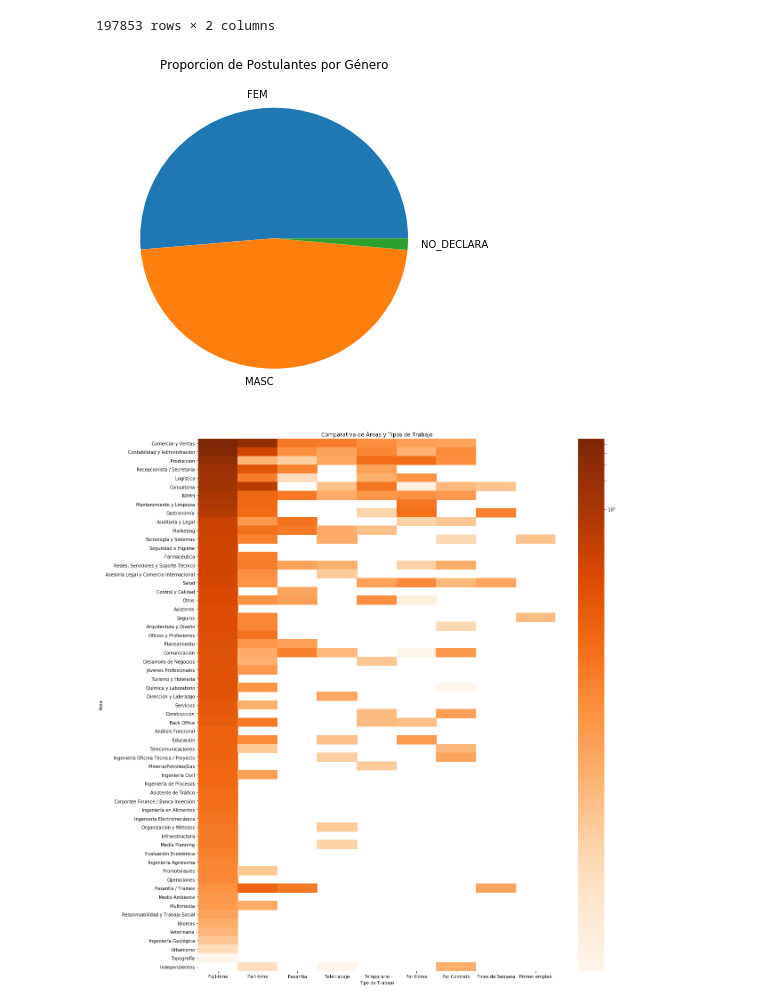
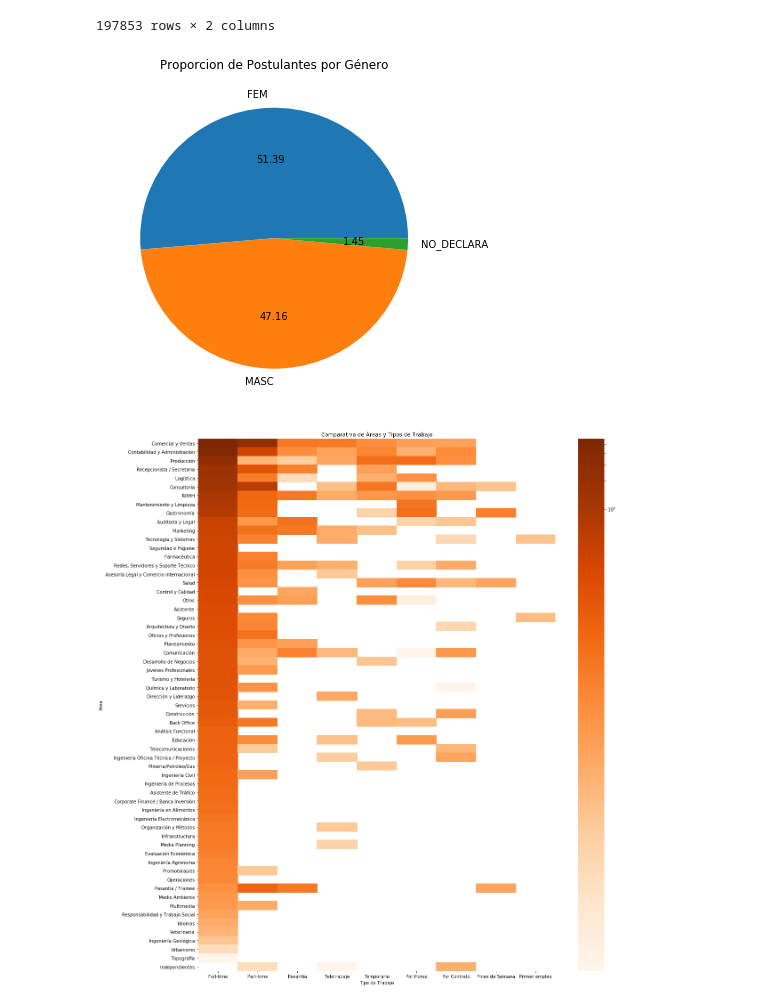
Before and after one commit to PRPablo/dataJobSearches, a Jupyter notebook: exploratoryAnalysis/exploratoryAnalysis.ipynb, the cells around one changed output. Cells and saved outputs as stored; diff of their text form; code cells hidden in the pictures.

Commit message:
Agregado el detalle de las proporciones en el grafico de torta

```diff
--- a/exploratoryAnalysis/exploratoryAnalysis.ipynb
+++ b/exploratoryAnalysis/exploratoryAnalysis.ipynb
@@ -204,12 +204,12 @@ postulantes_filtrados_por_edad = pd.concat([postulantes_filtrados_por_edad, post
 # %%
 ax = plt.gca()
 postulantes_por_genero = postulantes.groupby('sexo')['idpostulante'].count()
 postulantes_por_genero.rename({'idpostulante': 'Cantidad de Postulantes'}, inplace=True)
-pie = postulantes_por_genero.plot(kind='pie', figsize=(6,6), title="Proporcion de Postulantes por Género")
+pie = postulantes_por_genero.plot(kind='pie', figsize=(6,6), autopct='%.2f', title="Proporcion de Postulantes por Género")
 ax.set_xlabel('');
 ax.set_ylabel('');
 # %% [output]
-[figure, old version]
+[figure, new version]
 # %%
 # Creo un nuevo DataFrame de los postulantes y el area para el cual se postulan con mas frecuencia.
 postulantes_areas_tipo_trabajo = pd.merge(postulaciones, avisos_detalles, how='inner', on='idaviso')
```
